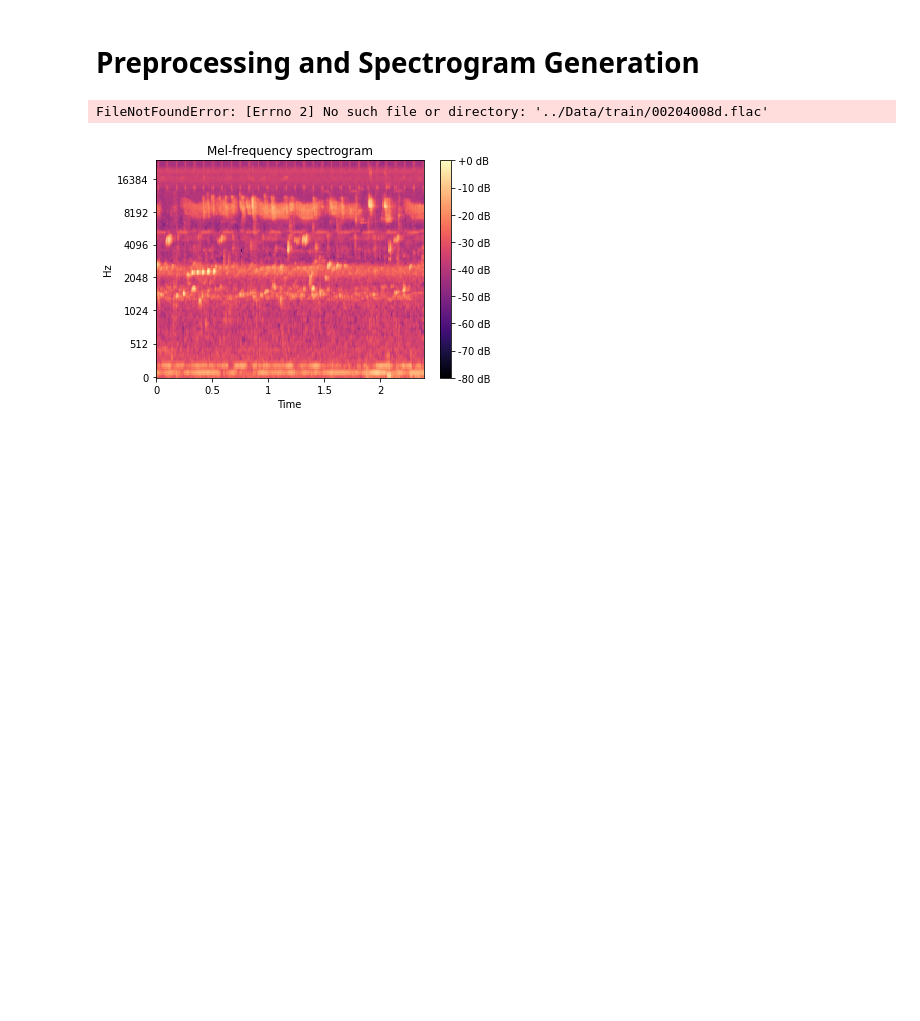
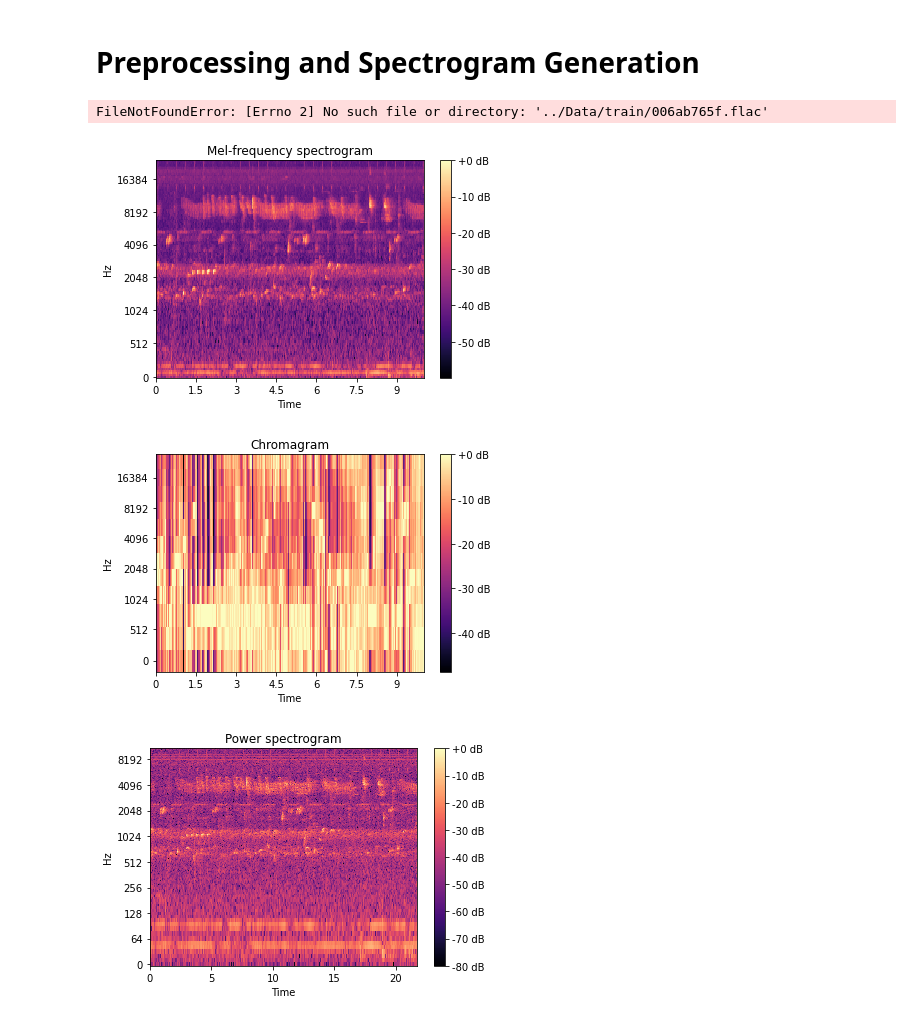
Before and after one commit to CraigFox0/rainforest-audio-detection, a Jupyter notebook: Code/Preprocessing_Melspectrogram Generation.ipynb, the cells around one changed output. Drawn from its saved outputs; the diff is of its cells as text; code cells hidden in the pictures; blank space fills up the shorter version.

Commit message:
Added multiple spectrograms

```diff
--- a/Code/Preprocessing_Melspectrogram Generation.ipynb
+++ b/Code/Preprocessing_Melspectrogram Generation.ipynb
@@ -14,7 +14,7 @@ sr = 48000
 length = 10*sr
 
 # ResNet50 input layer is 224 x 224 x 3, so I'm resizing the image to fit the first input dimension.
-mel_spec_dimensions = (224,224)
+dimensions = (224,224)
 
 data_path = '../Data/'
 # %%
@@ -55,8 +91,10 @@ def generate_melspectrogram(df,file_name):
 # %%
 train_tp_df = pd.read_csv(data_path + 'train_tp.csv')
-generate_melspectrogram(train_tp_df,'train_tp')
+generate_spectrograms(train_tp_df,'train_tp')
 train_fp_df = pd.read_csv(data_path + 'train_fp.csv')
-generate_melspectrogram(train_fp_df,'train_fp')
+generate_spectrograms(train_fp_df,'train_fp')
 # %% [output]
-FileNotFoundError: [Errno 2] No such file or directory: '../Data/train/00204008d.flac'
+FileNotFoundError: [Errno 2] No such file or directory: '../Data/train/006ab765f.flac'
-[figure, old version]
+[figure, new version]
+[figure, added]
+[figure, added]
```
Also changed, not shown: parts of 1 cell of this notebook, 3 other files.
